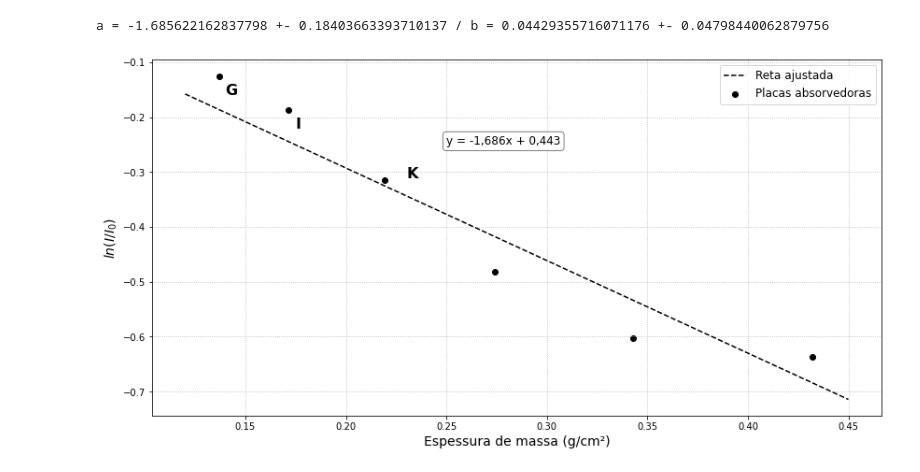
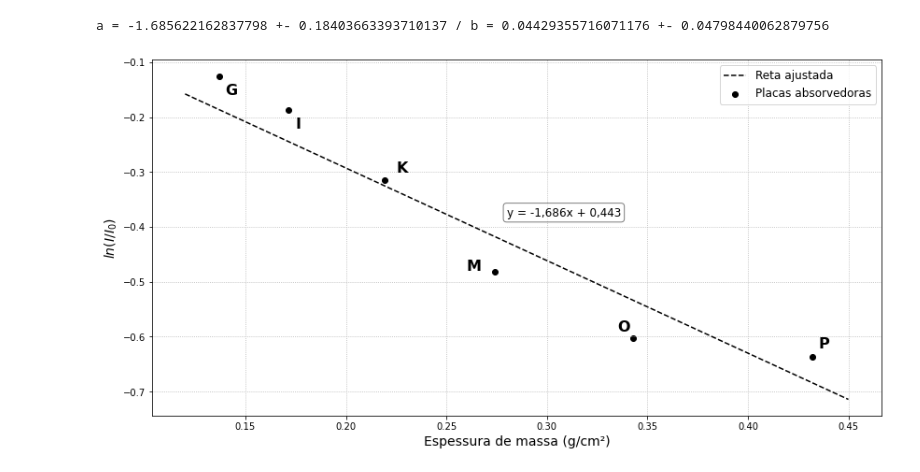
Before and after one commit to goulartsursula/DisciplinasUERJ, a Jupyter notebook: Estrutura da Materia 3/AtenuacaoGama.ipynb, the cells around one changed output. Saved outputs shown, nothing was run; the diff lists cells and outputs as text; code cells hidden in the pictures.

```diff
--- a/Estrutura da Materia 3/AtenuacaoGama.ipynb
+++ b/Estrutura da Materia 3/AtenuacaoGama.ipynb
@@ -154,20 +154,20 @@ a = -1.685622162837798 +- 0.18403663393710137 / b = 0.04429355716071176 +- 0.047
 # %%
 fig, ax = plt.subplots(figsize = (14,7))
 
 xp = np.linspace(0.12, 0.45)
 plt.scatter(rho*data_missing_row['espessura(cm)'], np.log(data_missing_row['contagens']/data['contagens'][0]), color = 'black', label = 'Placas absorvedoras')
 plt.plot(xp, popt_ajuste[0]*xp + popt_ajuste[1], color = 'black', linestyle = '--', label = 'Reta ajustada')
 plt.xlabel('Espessura de massa (g/cm²)', fontsize = 14)
 plt.ylabel('$ln(I/I_0)$', fontsize = 14)
-ax.text(0.25, -0.25, 'y = -1,686x + 0,443',bbox=dict(boxstyle='round', facecolor='white', alpha=0.5), fontsize = 12)
+ax.text(0.28, -0.38, 'y = -1,686x + 0,443',bbox=dict(boxstyle='round', facecolor='white', alpha=0.5), fontsize = 12)
 ax.text(0.14, -0.16, 'G', weight = 'bold', fontsize = 16)
 ax.text(0.175, -0.22, 'I', weight = 'bold', fontsize = 16)
-ax.text(0.23, -0.31, 'K', weight = 'bold', fontsize = 16)
-#ax.text(0.14, -0.1, 'M', weight = 'bold', fontsize = 16)
-#ax.text(0.14, -0.1, 'O', weight = 'bold', fontsize = 16)
-#ax.text(0.14, -0.1, 'P', weight = 'bold', fontsize = 16)
+ax.text(0.225, -0.3, 'K', weight = 'bold', fontsize = 16)
+ax.text(0.26, -0.48, 'M', weight = 'bold', fontsize = 16)
+ax.text(0.335, -0.59, 'O', weight = 'bold', fontsize = 16)
+ax.text(0.435, -0.62, 'P', weight = 'bold', fontsize = 16)
 
 plt.legend(fontsize= 12)
 plt.grid(linestyle = 'dotted')
 # %% [output]
-[figure, old version]
+[figure, new version]
```
